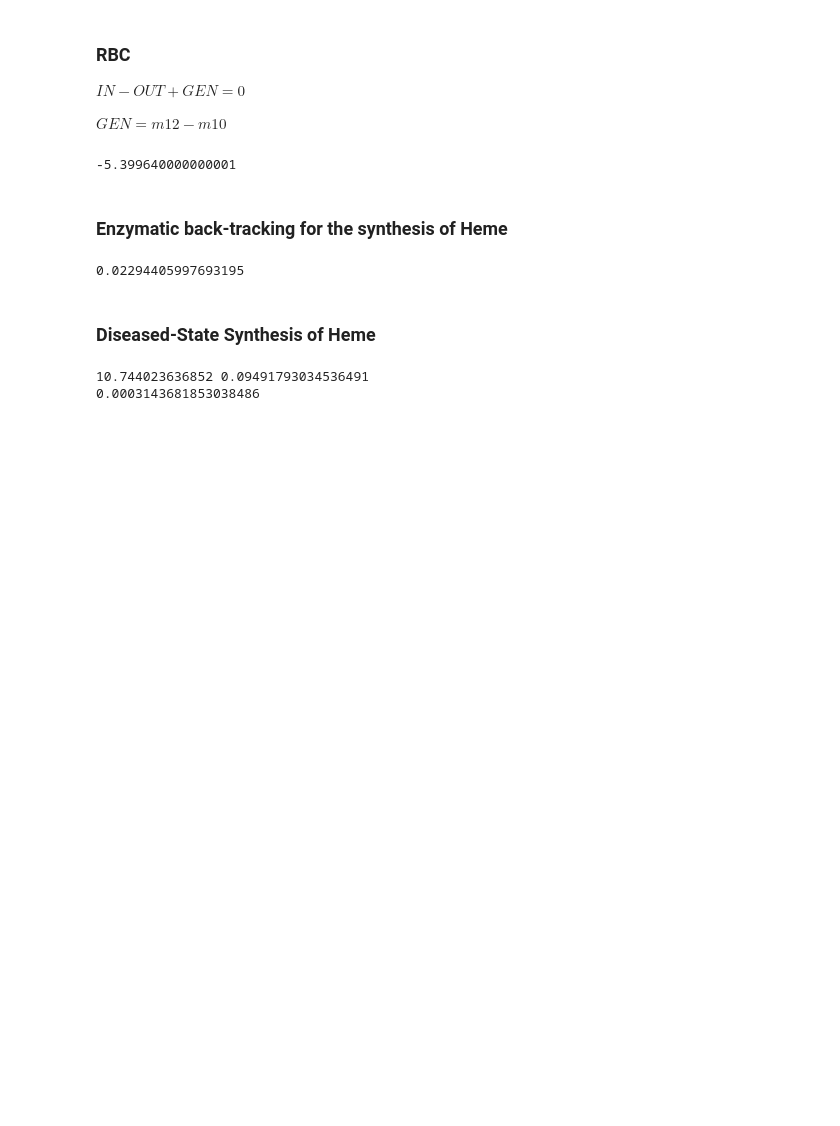
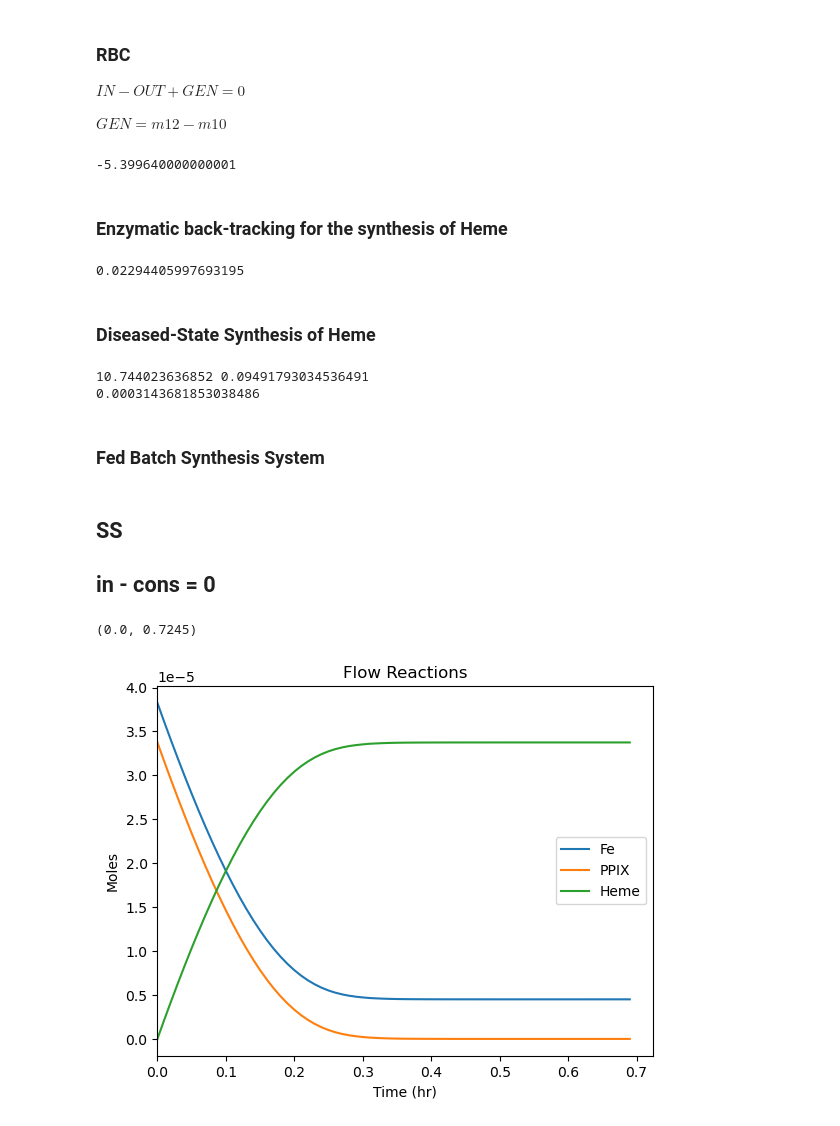
Before and after one commit to penelopenorth/PBL2, a Jupyter notebook: equations.ipynb, the cells around one changed output. Cells and saved outputs as stored; diff of their text form; code cells hidden in the pictures; blank space fills up the shorter version.

```diff
--- a/equations.ipynb
+++ b/equations.ipynb
@@ -152,3 +152,63 @@ print(n9_dis)
 # %% [output]
 10.744023636852 0.09491793034536491
 0.0003143681853038486
+# %% [markdown]
+### Fed Batch Synthesis System
+# %% [markdown]
+## SS
+## in - cons = 0
+# %%
+import numpy as np
+import scipy.integrate as integrate
+import matplotlib.pyplot as plt
+
+tspan = np.arange(0.0, 0.7, 0.01) #days
+# time span for integration
+
+Vmax = (0.23 *(10**-6))*1440 #M/min
+
+#Initial flow rates
+Fe0 = (17 *(10**-6)) * 2.25 #mol
+PPIX0 = 15*(10**-6) * 2.25 #M
+kmP = 9.3 *(10**-6)#M
+kmFe = 9.0 *(10**-6)#M
+CO = 5*1440 #L/min
+#assume density of bone marrow ~ of blood (1g/cm^3)
+dens = 1
+
+#Molar flow rates in of both substrates
+iron_inlet = n8 * 2 #2 irons per 1 btf
+ppix_inlet = 10**-4
+
+X0 = np.array([Fe0, PPIX0, 0])  # Initial moles of A and B in vessel
+
+def FlowReact(X, t):
+    Fe = X[0]  # Moles of Fe
+    PPIX = X[1]  # Moles of PPIX
+
+    vol = (X[0] + X[1]) / dens
+    Fe_conc = X[0]/vol
+    PPIX_conc = X[1]/vol
+
+    cons = (-(Vmax * Fe_conc * PPIX_conc) / ((kmP * Fe_conc) + (kmFe * PPIX_conc) + (Fe * PPIX_conc)))
+
+    dFe = (iron_inlet + cons)*vol  # Change in Fe is flow in - consumption
+    dPPIX = (ppix_inlet + cons)*vol      # Change in PPIX is flow in - consumption
+    dHeme = -cons*vol  # Change in Heme is generation
+
+    return np.array([dFe, dPPIX, dHeme])
+
+solution = integrate.odeint(FlowReact, X0, tspan)  # Solve ode
+
+fig, ax1 = plt.subplots()      # Create plot for use with two y-axes
+ax1.plot(tspan, solution[:,0], label='Fe')      # Plot of Fe vs. time on axis 1 (left)
+ax1.plot(tspan, solution[:,1], label='PPIX')      # Plot of PPIX vs. time on axis 1 (left)
+ax1.plot(tspan, solution[:,2], label='Heme')      # Plot of Heme vs. time on axis 1 (left)
+plt.title("Flow Reactions")    # Set plot title
+plt.xlabel("Time (hr)")        # Set x-axis title
+plt.ylabel("Moles")            # Set y-axis title (left)
+plt.legend()                   # Set legend for left axis
+plt.xlim(left=0)               # Set lower x-axis value to 0
+# %% [output]
+(0.0, 0.7245)
+[figure, added]
```
Also changed, not shown: parts of 6 cells of this notebook.
